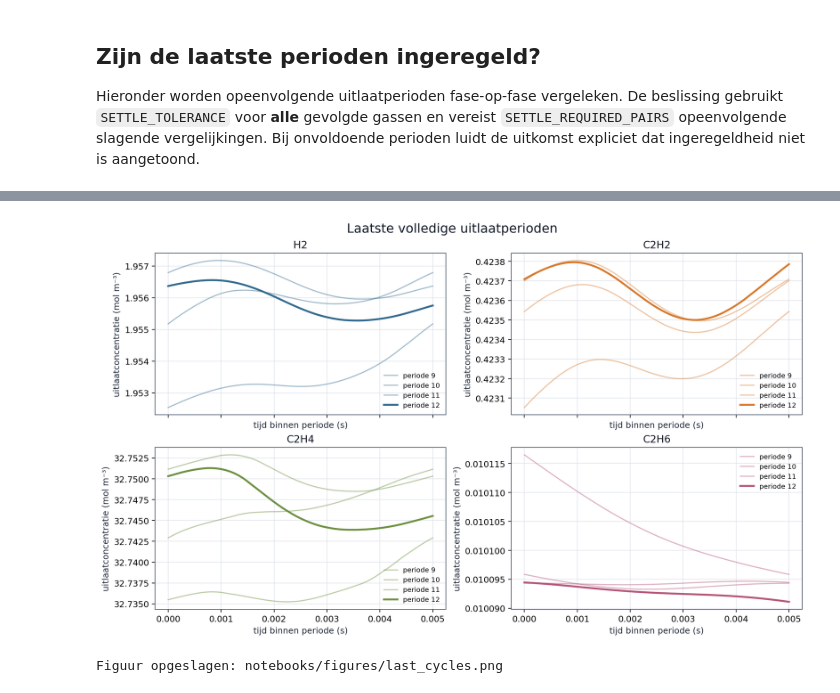
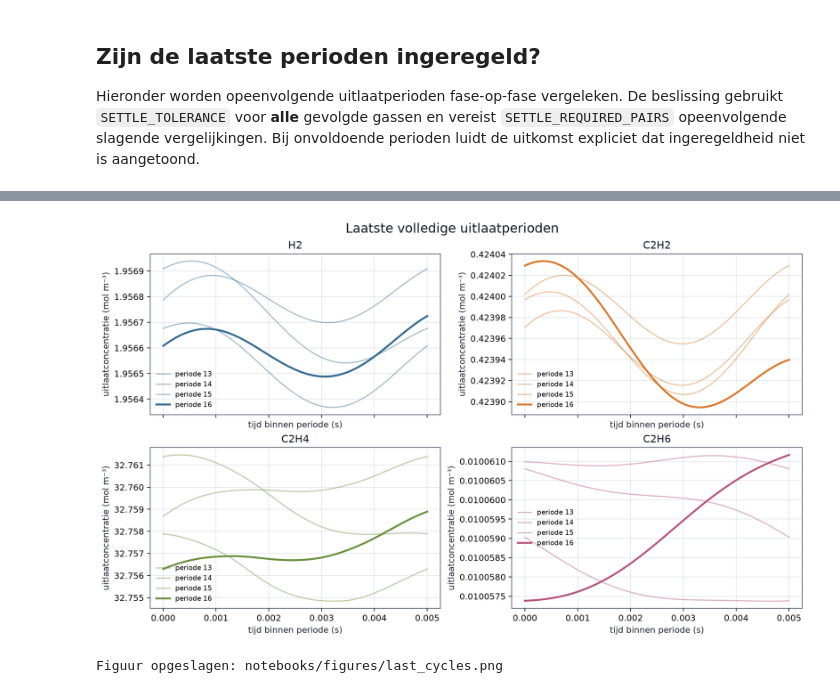
Before and after one commit to AsapLoso/Methanol-Catalysis, a Jupyter notebook: notebooks/bep_dynamic_reactor_response.ipynb, the cells around one changed output, grey strips where cells are left out. Drawn from its saved outputs; the diff is of its cells as text; code cells hidden in the pictures.

```diff
--- a/notebooks/bep_dynamic_reactor_response.ipynb
+++ b/notebooks/bep_dynamic_reactor_response.ipynb
@@ -63,18 +68,27 @@ De startset `urmes2019` gebruikt gepubliceerde kinetiek en bedrijfscondities uit
 # %%
 # Bewerk deze waarden voor een eerste verkenning.
 KINETIC_SET = "urmes2019"
-N_AXIAL = 4
-N_RADIAL = 5                 # aantal radiale controlevolumes
+RADIUS_UM = 75.0
+PARTICLE_POROSITY = 0.50
+TEMPERATURE_K = None       # None houdt de temperatuur uit KINETIC_SET aan
+PRESSURE_PA = None         # None houdt de druk uit KINETIC_SET aan
+VOLUMETRIC_FLOW_M3_S = None  # None houdt het debiet uit KINETIC_SET aan
+DIFFUSIVITY_OVERRIDE_M2_S = None  # None berekent soortspecifieke D_e met Fuller
+
+N_AXIAL = 8
+N_RADIAL = 12               # aantal radiale controlevolumes
 FORCING_HZ = 200.0
-RELATIVE_MODULATION = 0.10   # cosinusmodulatie van alle gevolgde componenten
-N_PERIODS = 12
+RELATIVE_MODULATION = 0.10  # cosinusmodulatie van alle gevolgde componenten
+N_PERIODS = 16
 SAMPLES_PER_PERIOD = 60
 SETTLE_TOLERANCE = 0.01
-SETTLE_REQUIRED_PAIRS = 3
+SETTLE_REQUIRED_PAIRS = 5
 METHOD = "BDF"
 RTOL = 1e-4
 ATOL = 1e-8
 
+assert RADIUS_UM > 0
+assert 0 < PARTICLE_POROSITY < 1
 assert N_PERIODS >= SETTLE_REQUIRED_PAIRS + 1
 PERIOD = 1.0 / FORCING_HZ
 # %% [markdown]
@@ -296,17 +363,65 @@ if settling.first_settled_cycle is not None:
     print(f"Start van de aaneengesloten ingeregelde suffix: periode {settling.first_settled_cycle + 1}")
 print(f"Tolerantie per gas: {100 * SETTLE_TOLERANCE:.2f}% relatieve RMS")
 
+last_pair_start = max(0, settling.relative_rms_error.shape[0] - 5)
+pair_rows = []
+for pair_index in range(last_pair_start, settling.relative_rms_error.shape[0]):
+    errors = settling.relative_rms_error[pair_index]
+    pair_passes = bool(np.all(errors <= SETTLE_TOLERANCE))
+    values = " | ".join(f"{100 * value:.4g}%" for value in errors)
+    pair_rows.append(
+        f"| {pair_index + 1} → {pair_index + 2} | {values} | "
+        f"{'ja' if pair_passes else 'nee'} |"
+    )
+pair_header = (
+    "| Periodepaar | H₂ | C₂H₂ | C₂H₄ | C₂H₆ | Alle gassen binnen grens? |\n"
+    "|---|---:|---:|---:|---:|---|"
+)
+display(
+    Markdown(
+        pair_header
+        + "\n"
+        + "\n".join(pair_rows)
+        + "\n\nDe 1%-RMS-grens is een numerieke analyseheuristiek, geen bewijs van fysische of experimentele validiteit."
+    )
+)
+
 if settling.settled:
-    header = "| Periode | Gemiddelde C₂H₂ | Halve piek-piek C₂H₂ | Gemiddelde C₂H₄ |\n|---:|---:|---:|---:|"
-    body = "\n".join(
-        f"| {row['cycle']} | {row['mean']['C2H2']:.5g} | "
-        f"{row['half_peak_to_peak']['C2H2']:.5g} | {row['mean']['C2H4']:.5g} |"
-        for row in settling.summary_cycles
+    summary_rows = []
+    for cycle in settling.summary_cycles:
+        for species in SPECIES_NAMES:
+            summary_rows.append(
+                f"| {cycle['cycle']} | {species} | "
+                f"{cycle['mean'][species]:.6g} | "
+                f"{cycle['half_peak_to_peak'][species]:.6g} |"
+            )
+    summary_header = (
+        "| Volledige periode | Gas | Gemiddelde C_uit (mol m⁻³) | "
+        "Halve piek-piek C_uit (mol m⁻³) |\n|---:|---|---:|---:|"
     )
-    display(Markdown(header + "\n" + body + "\n\nEenheid: mol m⁻³."))
+    display(
+        Markdown(
+            summary_header
+            + "\n"
+            + "\n".join(summary_rows)
+            + "\n\nGemiddelden zijn trapeziumintegralen over iedere volledige periode."
+        )
+    )
+else:
+    display(
+        Markdown(
+            "Er is geen cyclusgemiddelde als ingeregeld gerapporteerd: "
+            "de vereiste aaneengesloten suffix is niet aangetoond."
+        )
+    )
 
 last_cycles = tuple(range(max(0, N_PERIODS - 4), N_PERIODS))
 figure, _ = plot_cycle_overlay(phase, outlet_by_cycle, SPECIES_NAMES, last_cycles)
 export_figure(figure, "last_cycles.png")
+
+figure, _ = plot_settling_diagnostics(
+    settling.relative_rms_error, SPECIES_NAMES, SETTLE_TOLERANCE
+)
+export_figure(figure, "settling_diagnostics.png")
 # %% [output]
 Uitkomst: ingeregeld volgens de ingestelde heuristiek
@@ -323,2 +456,2 @@ Eenheid: mol m⁻³.
-[figure, old version]
+[figure, new version]
 Figuur opgeslagen: notebooks/figures/last_cycles.png
```
Also changed, not shown: parts of 14 cells of this notebook, 12 other files.
